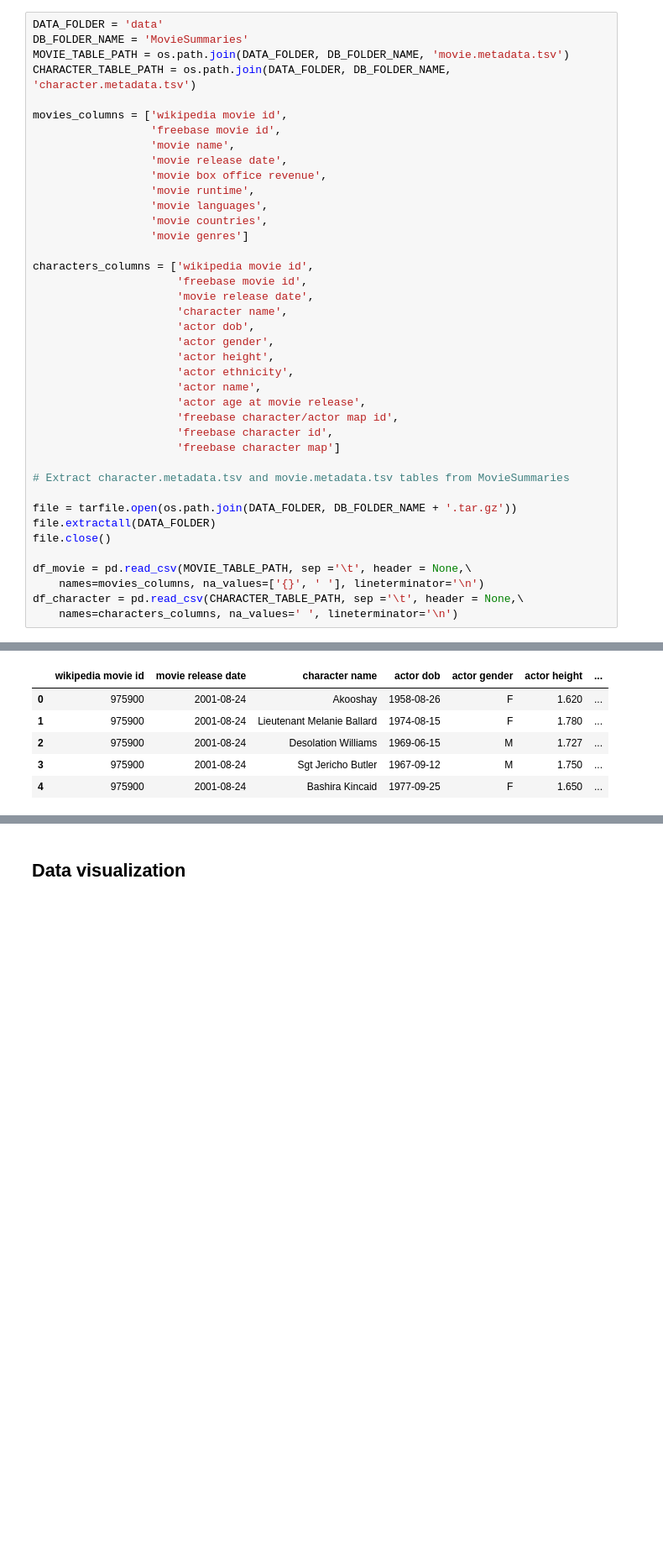
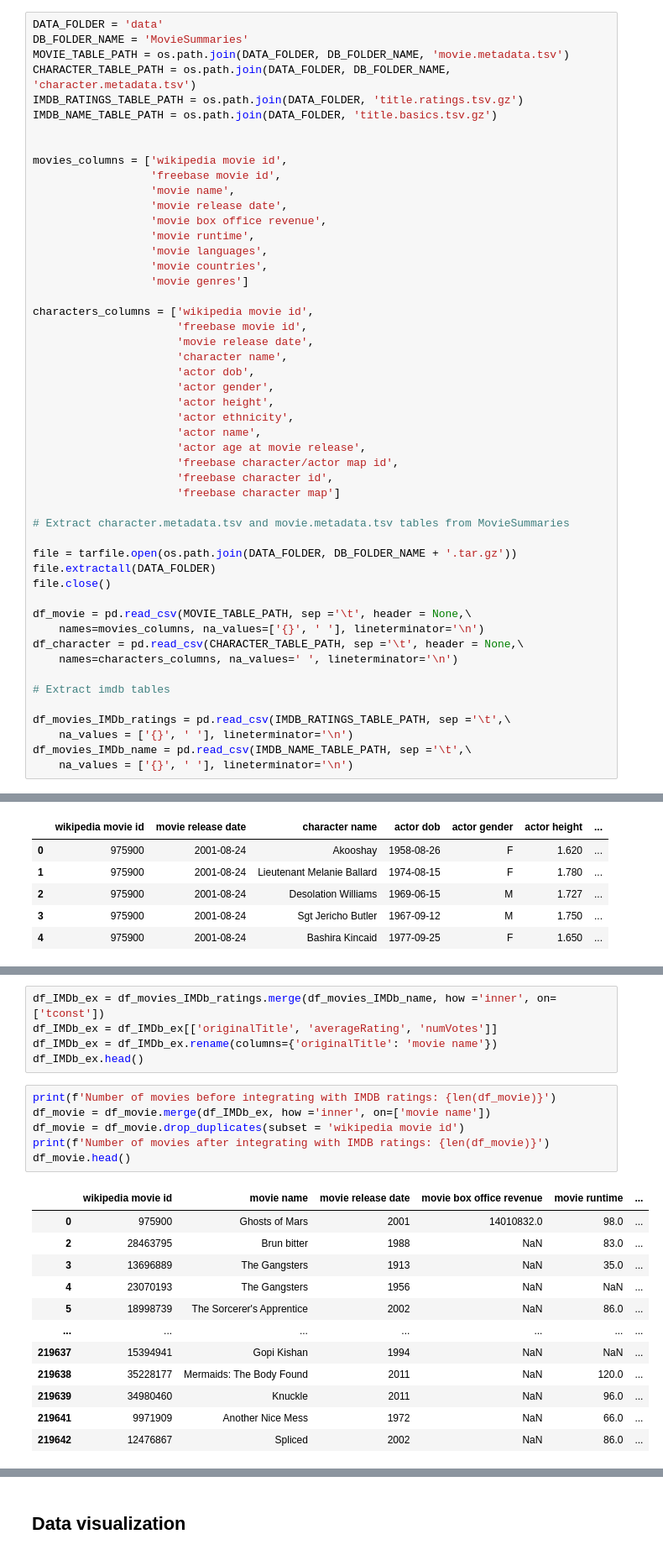
Before and after one commit to epfl-ada/ada-2022-project-datajugglers, a Jupyter notebook: graphs.ipynb, the cells around one changed output, grey strips where cells are left out. Shown at 84% size. Cells and saved outputs as stored; diff of their text form; blank space fills up the shorter version.

Commit message:
IMDB integration

```diff
--- a/graphs.ipynb
+++ b/graphs.ipynb
@@ -48,6 +48,9 @@ DATA_FOLDER = 'data'
 DB_FOLDER_NAME = 'MovieSummaries'
 MOVIE_TABLE_PATH = os.path.join(DATA_FOLDER, DB_FOLDER_NAME, 'movie.metadata.tsv')
 CHARACTER_TABLE_PATH = os.path.join(DATA_FOLDER, DB_FOLDER_NAME, 'character.metadata.tsv')
+IMDB_RATINGS_TABLE_PATH = os.path.join(DATA_FOLDER, 'title.ratings.tsv.gz')
+IMDB_NAME_TABLE_PATH = os.path.join(DATA_FOLDER, 'title.basics.tsv.gz')
+
 
 movies_columns = ['wikipedia movie id',
                   'freebase movie id',
@@ -83,6 +86,13 @@ df_movie = pd.read_csv(MOVIE_TABLE_PATH, sep ='\t', header = None,\
     names=movies_columns, na_values=['{}', ' '], lineterminator='\n')
 df_character = pd.read_csv(CHARACTER_TABLE_PATH, sep ='\t', header = None,\
     names=characters_columns, na_values=' ', lineterminator='\n')
+
+# Extract imdb tables
+
+df_movies_IMDb_ratings = pd.read_csv(IMDB_RATINGS_TABLE_PATH, sep ='\t',\
+    na_values = ['{}', ' '], lineterminator='\n')
+df_movies_IMDb_name = pd.read_csv(IMDB_NAME_TABLE_PATH, sep ='\t',\
+    na_values = ['{}', ' '], lineterminator='\n')
 # %% [markdown]
 ### Movie table preprocessing
 # %%
@@ -203,0 +216,24 @@ df_character.head()
+# %%
+df_IMDb_ex = df_movies_IMDb_ratings.merge(df_movies_IMDb_name, how ='inner', on=['tconst'])
+df_IMDb_ex = df_IMDb_ex[['originalTitle', 'averageRating', 'numVotes']]
+df_IMDb_ex = df_IMDb_ex.rename(columns={'originalTitle': 'movie name'})
+df_IMDb_ex.head()
+# %%
+print(f'Number of movies before integrating with IMDB ratings: {len(df_movie)}')
+df_movie = df_movie.merge(df_IMDb_ex, how ='inner', on=['movie name'])
+df_movie = df_movie.drop_duplicates(subset = 'wikipedia movie id')
+print(f'Number of movies after integrating with IMDB ratings: {len(df_movie)}')
+df_movie.head()
+# %% [output]
+|  | wikipedia movie id | movie name | movie release date | movie box office revenue | movie runtime | ... |
+| 0 | 975900 | Ghosts of Mars | 2001 | 14010832.0 | 98.0 | ... |
+| 2 | 28463795 | Brun bitter | 1988 | NaN | 83.0 | ... |
+| 3 | 13696889 | The Gangsters | 1913 | NaN | 35.0 | ... |
+| 4 | 23070193 | The Gangsters | 1956 | NaN | NaN | ... |
+| 5 | 18998739 | The Sorcerer's Apprentice | 2002 | NaN | 86.0 | ... |
+| ... | ... | ... | ... | ... | ... | ... |
+| 219637 | 15394941 | Gopi Kishan | 1994 | NaN | NaN | ... |
+| 219638 | 35228177 | Mermaids: The Body Found | 2011 | NaN | 120.0 | ... |
+| 219639 | 34980460 | Knuckle | 2011 | NaN | 96.0 | ... |
+| 219641 | 9971909 | Another Nice Mess | 1972 | NaN | 66.0 | ... |
+| 219642 | 12476867 | Spliced | 2002 | NaN | 86.0 | ... |
```
Also changed, not shown: parts of 2 cells of this notebook.
